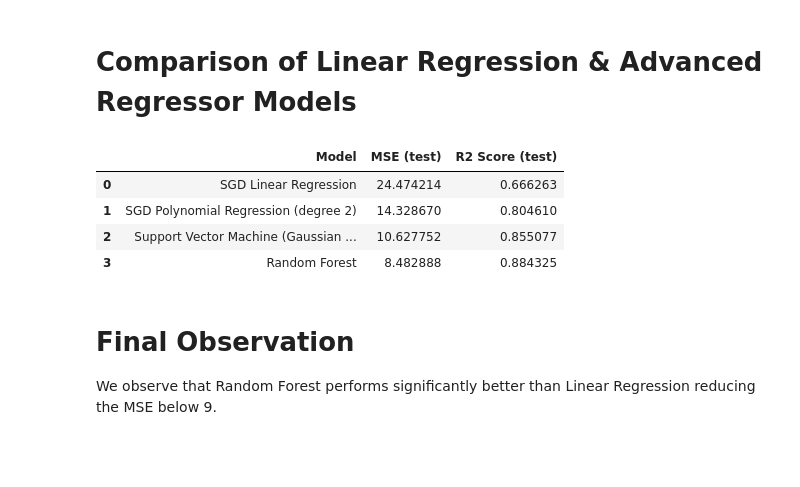
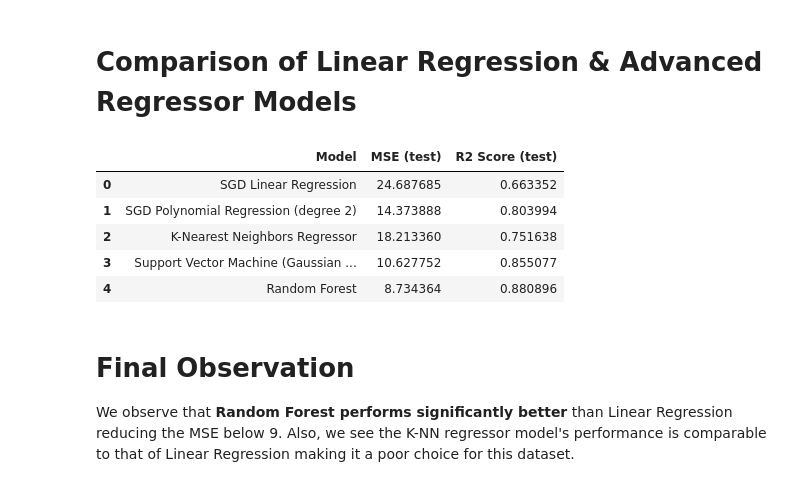
Before and after one commit to rhasanbd/Linear-Regression-Extensive-Adventure, a Jupyter notebook: Linear Regression-4-Gradient Descent.ipynb, the cells around one changed output. Cells and saved outputs as stored; diff of their text form; code cells hidden in the pictures; blank space fills up the shorter version.

```diff
--- a/Linear Regression-4-Gradient Descent.ipynb
+++ b/Linear Regression-4-Gradient Descent.ipynb
@@ -360,8 +366,9 @@ First we implement a SGD Linear Regression model without hyperparameter tuning.
 # %%
+%%time
 # SGD Regression
 
-# Create SGDRegressor linear regression object
-lin_reg_sgd = SGDRegressor(max_iter=1000, eta0=0.01, penalty="elasticnet", l1_ratio=0.0, alpha=0.01)
+# Create a SGDRegressor linear regression object
+lin_reg_sgd = SGDRegressor()
 
 # Train the model
 lin_reg_sgd.fit(X_train, y_train)
@@ -375,7 +382,7 @@ print("Intercept: \n", lin_reg_sgd.intercept_)
 print("Coefficients: \n", lin_reg_sgd.coef_)
 
 # The number of iterations
-print("Number of Iterations: \n", lin_reg_sgd.n_iter_)
+print("\nNumber of Iterations: \n", lin_reg_sgd.n_iter_)
 
 
 print("\n----------------------------- Model Evaluation -----------------------------")
@@ -725,0 +738,35 @@ We did not fine tune the hyperparameters. Please refer to the notebooks on these
+# %%
+from sklearn.neighbors import KNeighborsRegressor
+
+knn = KNeighborsRegressor(n_neighbors=3, p=2, weights='distance')
+knn.fit(X_train, y_train)
+
+
+print("\n----------------------------- Model Evaluation -----------------------------")
+
+# Make prediction
+y_train_predicted_knn = knn.predict(X_train)
+
+
+print("Train: Mean squared error: %.2f"
+      % mean_squared_error(y_train, y_train_predicted_knn))
+
+
+# Explained variance score: 1 is perfect prediction
+print("Train: Coefficient of determination r^2 variance score [1 is perfect prediction]: %.2f" % r2_score(y_train, y_train_predicted_knn))
+
+
+# Make prediction using the test data
+y_test_predicted_knn =knn.predict(X_test)
+
+test_mse_knn = mean_squared_error(y_test, y_test_predicted_knn)
+
+print("\nTest: Mean squared error: %.2f"
+      % test_mse_knn)
+
+
+
+# Explained variance score: 1 is perfect prediction
+test_r2_knn = r2_score(y_test, y_test_predicted_knn)
+print("Test: Coefficient of determination r^2 variance score [1 is perfect prediction]: %.2f"
+      % test_r2_knn)
@@ -860,20 +914,22 @@ Test: Coefficient of determination r^2 variance score [1 is perfect prediction]:
 # %%
 data = [
         ["SGD Linear Regression", test_mse_linear, test_r2_linear],
         ["SGD Polynomial Regression (degree 2)", test_mse_polynomial, test_r2_polynomial],
+        ["K-Nearest Neighbors Regressor", test_mse_knn, test_r2_knn],
         ["Support Vector Machine (Gaussian RBF)", test_mse_svm, test_r2_svm],
         ["Random Forest", test_mse_rnd_forest, test_r2_rnd_forest]
        ]
 
 
 pd.DataFrame(data, columns=["Model", "MSE (test)", "R2 Score (test)"])
 # %% [output]
 |  | Model | MSE (test) | R2 Score (test) |
-| 0 | SGD Linear Regression | 24.474214 | 0.666263 |
-| 1 | SGD Polynomial Regression (degree 2) | 14.328670 | 0.804610 |
-| 2 | Support Vector Machine (Gaussian ... | 10.627752 | 0.855077 |
-| 3 | Random Forest | 8.482888 | 0.884325 |
+| 0 | SGD Linear Regression | 24.687685 | 0.663352 |
+| 1 | SGD Polynomial Regression (degree 2) | 14.373888 | 0.803994 |
+| 2 | K-Nearest Neighbors Regressor | 18.213360 | 0.751638 |
+| 3 | Support Vector Machine (Gaussian ... | 10.627752 | 0.855077 |
+| 4 | Random Forest | 8.734364 | 0.880896 |
 # %% [markdown]
 # Final Observation
 
-We observe that Random Forest performs significantly better than Linear Regression reducing the MSE below 9.
+We observe that **Random Forest performs significantly better** than Linear Regression reducing the MSE below 9. Also, we see the K-NN regressor model's performance is comparable to that of Linear Regression making it a poor choice for this dataset.
```
Also changed, not shown: parts of 26 cells of this notebook, 3 other files.
